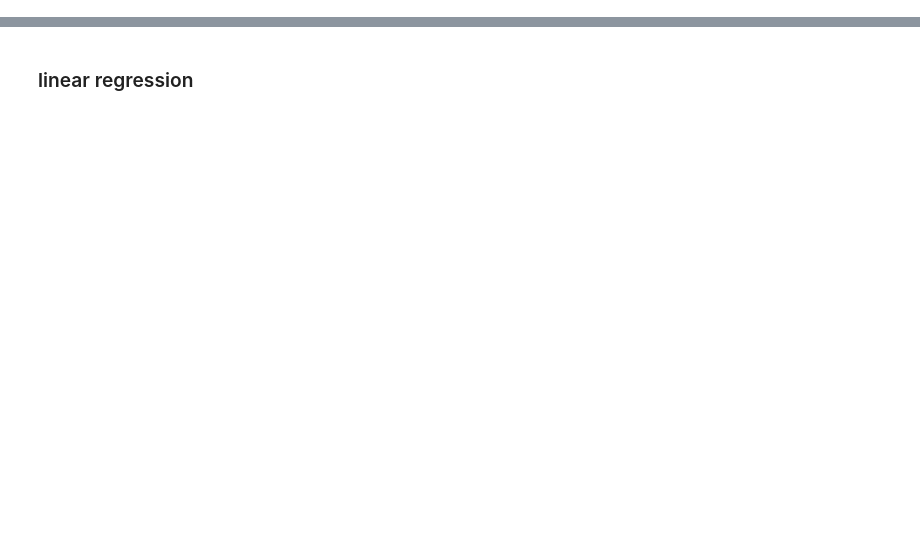
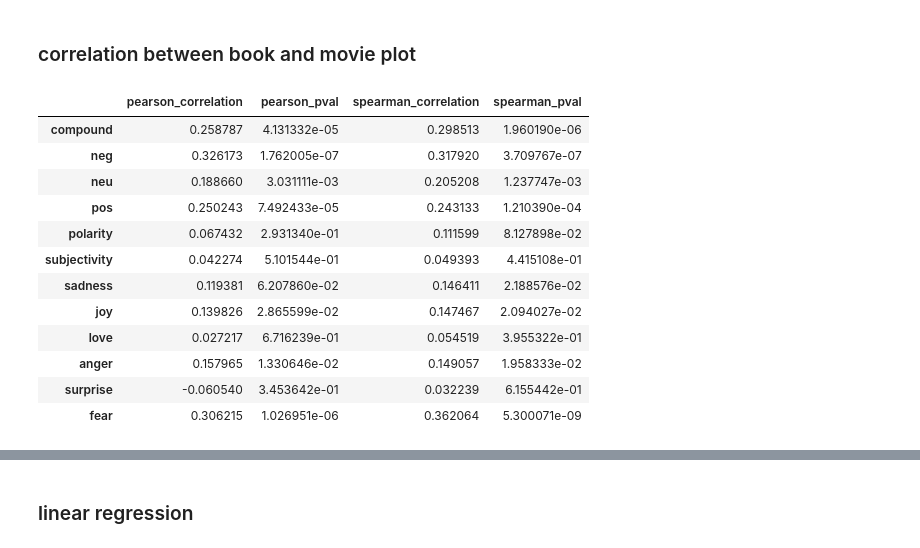
Before and after one commit to epfl-ada/ada-2024-project-padamalgame, a Jupyter notebook: src/sentiment_analysis.ipynb, the cells around one changed output, grey strips where cells are left out. Drawn from its saved outputs; the diff is of its cells as text; code cells hidden in the pictures; blank space fills up the shorter version.

```diff
--- a/src/sentiment_analysis.ipynb
+++ b/src/sentiment_analysis.ipynb
@@ -92,0 +44,5 @@ def textblob_sentiment_analysis(texts):
+# %% [markdown]
+### correlation between book and movie plot
+# %%
+movie_sentiments = pd.read_csv('adapted_movies_sentiments.csv')
+book_sentiments = pd.read_csv('adapted_books_sentiments.csv')
@@ -92,0 +51,30 @@ def textblob_sentiment_analysis(texts):
+# %%
+sentiments = movie_sentiments.merge(book_sentiments, on='wikipedia_id', how='inner', suffixes=('_movie', '_book'))
+sentiments
+# %%
+correlations = defaultdict(float)
+metrics = [ 'compound', 'neg', 'neu', 'pos', 'polarity', 'subjectivity' , 'sadness', 'joy', 'love', 'anger', 'surprise', 'fear' ]
+for metric in metrics:
+    pearson_corr, pearson_pval = stats.pearsonr(sentiments[metric + "_book"],sentiments[metric + "_movie"])
+    spearman_corr, spearman_pval = stats.spearmanr(sentiments[metric + "_book"],sentiments[metric + "_movie"])
+    correlations[metric] = { 'pearson_correlation': pearson_corr,
+                            'pearson_pval': pearson_pval,
+                            'spearman_correlation': spearman_corr,
+                            'spearman_pval': spearman_pval}
+correlations = pd.DataFrame(correlations).T
+# %%
+correlations
+# %% [output]
+|  | pearson_correlation | pearson_pval | spearman_correlation | spearman_pval |
+| compound | 0.258787 | 4.131332e-05 | 0.298513 | 1.960190e-06 |
+| neg | 0.326173 | 1.762005e-07 | 0.317920 | 3.709767e-07 |
+| neu | 0.188660 | 3.031111e-03 | 0.205208 | 1.237747e-03 |
+| pos | 0.250243 | 7.492433e-05 | 0.243133 | 1.210390e-04 |
+| polarity | 0.067432 | 2.931340e-01 | 0.111599 | 8.127898e-02 |
+| subjectivity | 0.042274 | 5.101544e-01 | 0.049393 | 4.415108e-01 |
+| sadness | 0.119381 | 6.207860e-02 | 0.146411 | 2.188576e-02 |
+| joy | 0.139826 | 2.865599e-02 | 0.147467 | 2.094027e-02 |
+| love | 0.027217 | 6.716239e-01 | 0.054519 | 3.955322e-01 |
+| anger | 0.157965 | 1.330646e-02 | 0.149057 | 1.958333e-02 |
+| surprise | -0.060540 | 3.453642e-01 | 0.032239 | 6.155442e-01 |
+| fear | 0.306215 | 1.026951e-06 | 0.362064 | 5.300071e-09 |
```
Also changed, not shown: parts of 27 cells of this notebook, 11 other files.
